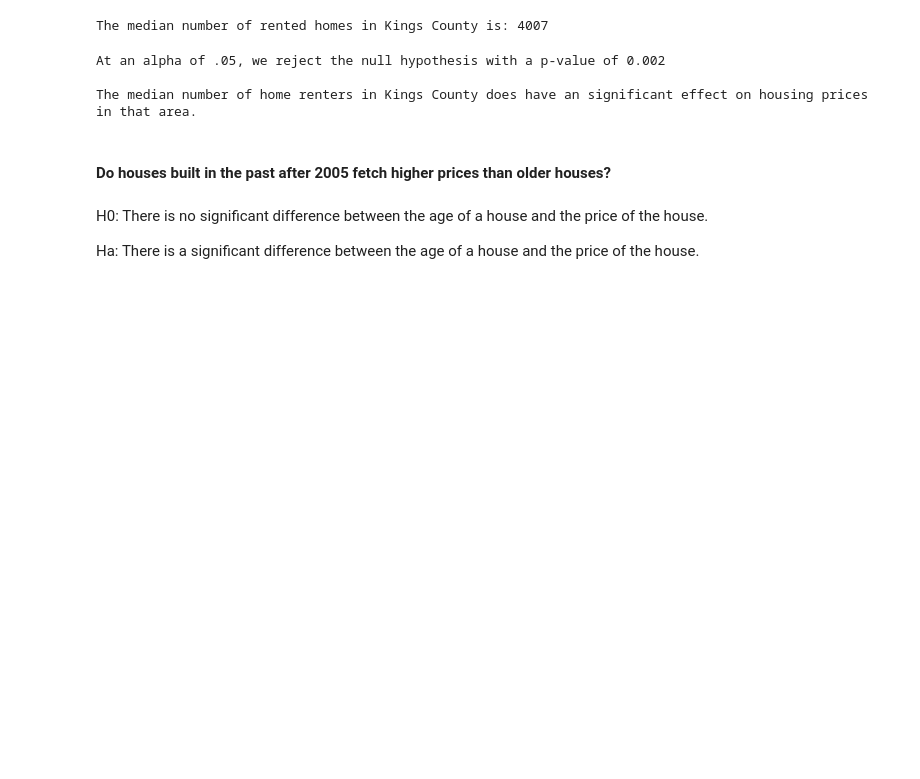
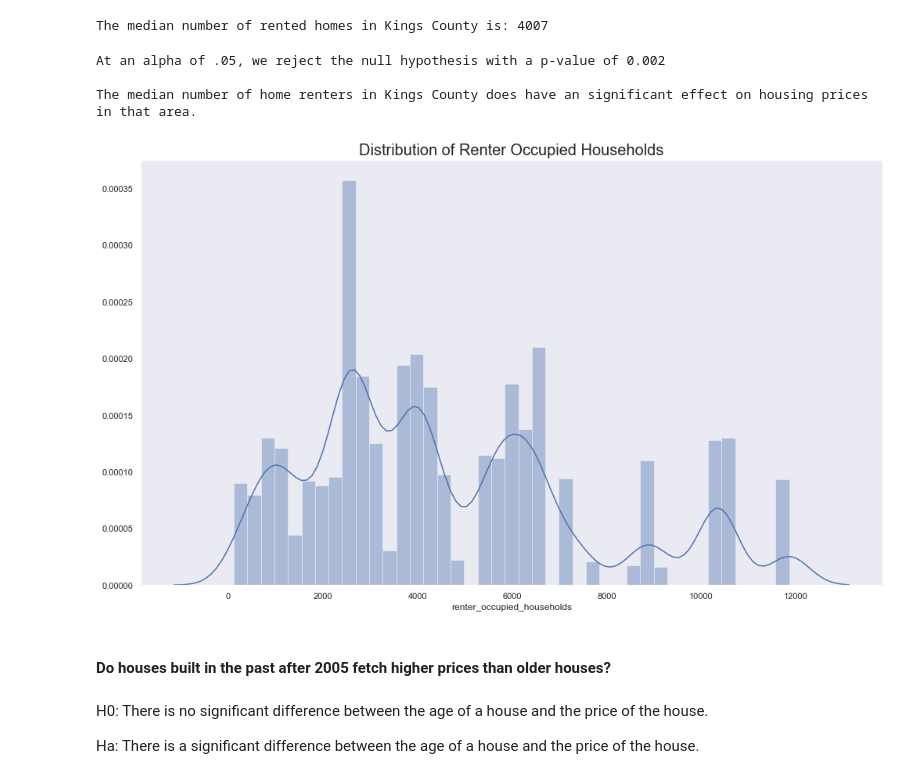
Before and after one commit to brenfrrs/kings_county_housing, a Jupyter notebook: EDA/Kings_County_Housing_Project.ipynb, the cells around one changed output. Drawn from its saved outputs; the diff is of its cells as text; code cells hidden in the pictures; blank space fills up the shorter version.

```diff
--- a/EDA/Kings_County_Housing_Project.ipynb
+++ b/EDA/Kings_County_Housing_Project.ipynb
@@ -158,6 +158,11 @@ print('The median number of home renters in Kings County does have an significan
 At an alpha of .05, we reject the null hypothesis with a p-value of 0.002
 
 The median number of home renters in Kings County does have an significant effect on housing prices in that area.
+# %%
+sns.distplot(training_data['renter_occupied_households']);
+plt.title('Distribution of Renter Occupied Households', size=20);
+# %% [output]
+[figure, added]
 # %% [markdown]
 #### Do houses built in the past after 2005 fetch higher prices than older houses?
 # %% [markdown]
```
Also changed, not shown: parts of 5 cells of this notebook.
